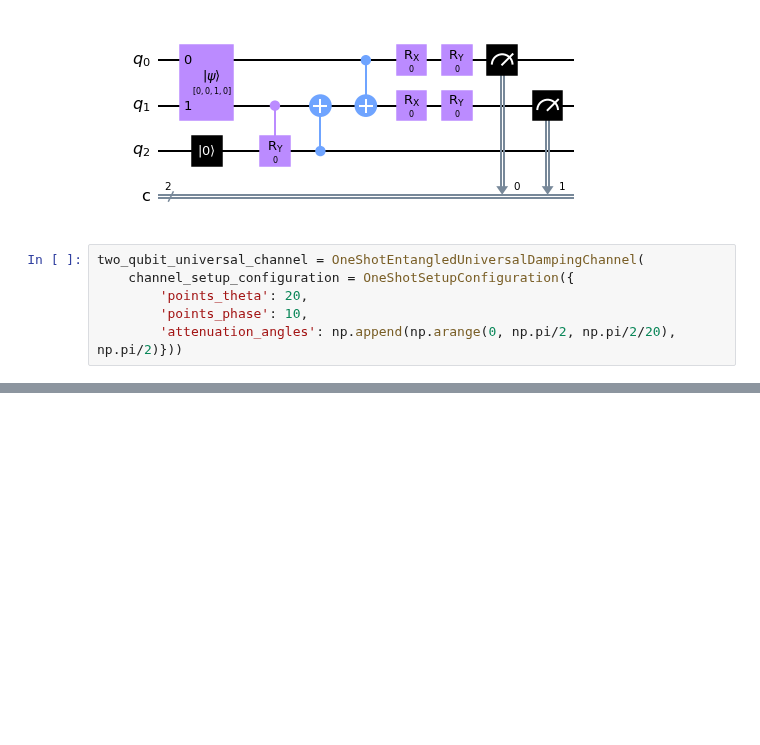
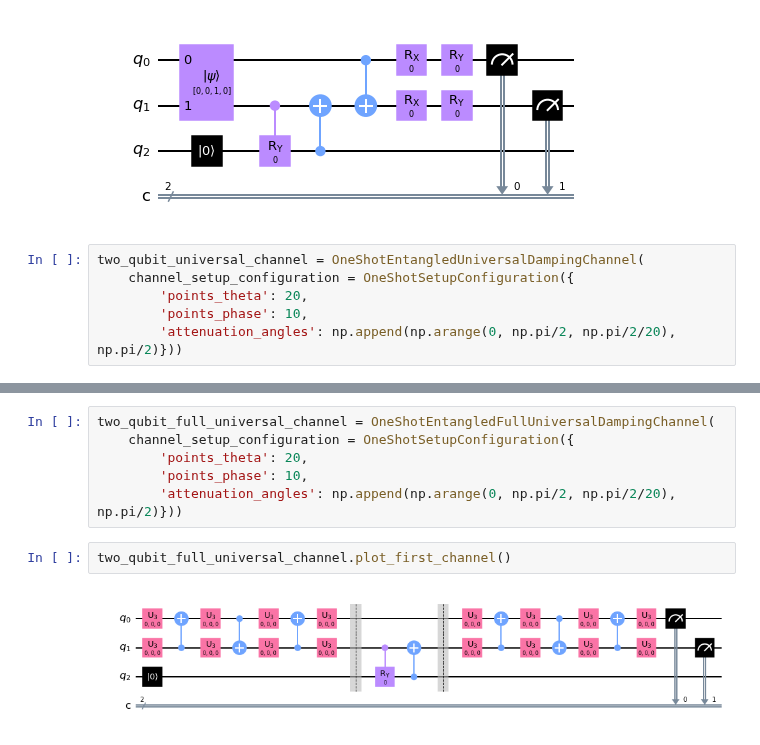
Before and after one commit to iamtxena/quantum-channel-discrimination, a Jupyter notebook: src/3-etas-optimization.ipynb, the cells around one changed output, grey strips where cells are left out. Cells and saved outputs as stored; diff of their text form; blank space fills up the shorter version.

Commit message:
added universal input and measurement

```diff
--- a/src/3-etas-optimization.ipynb
+++ b/src/3-etas-optimization.ipynb
@@ -129,0 +102,10 @@ save_object_to_disk(results, name=filename, path="results/")
+# %%
+two_qubit_full_universal_channel = OneShotEntangledFullUniversalDampingChannel(
+    channel_setup_configuration = OneShotSetupConfiguration({
+        'points_theta': 20,
+        'points_phase': 10,
+        'attenuation_angles': np.append(np.arange(0, np.pi/2, np.pi/2/20), np.pi/2)}))
+# %%
+two_qubit_full_universal_channel.plot_first_channel()
+# %% [output]
+[figure, added]
```
Also changed, not shown: parts of 15 cells of this notebook, 12 other files.
